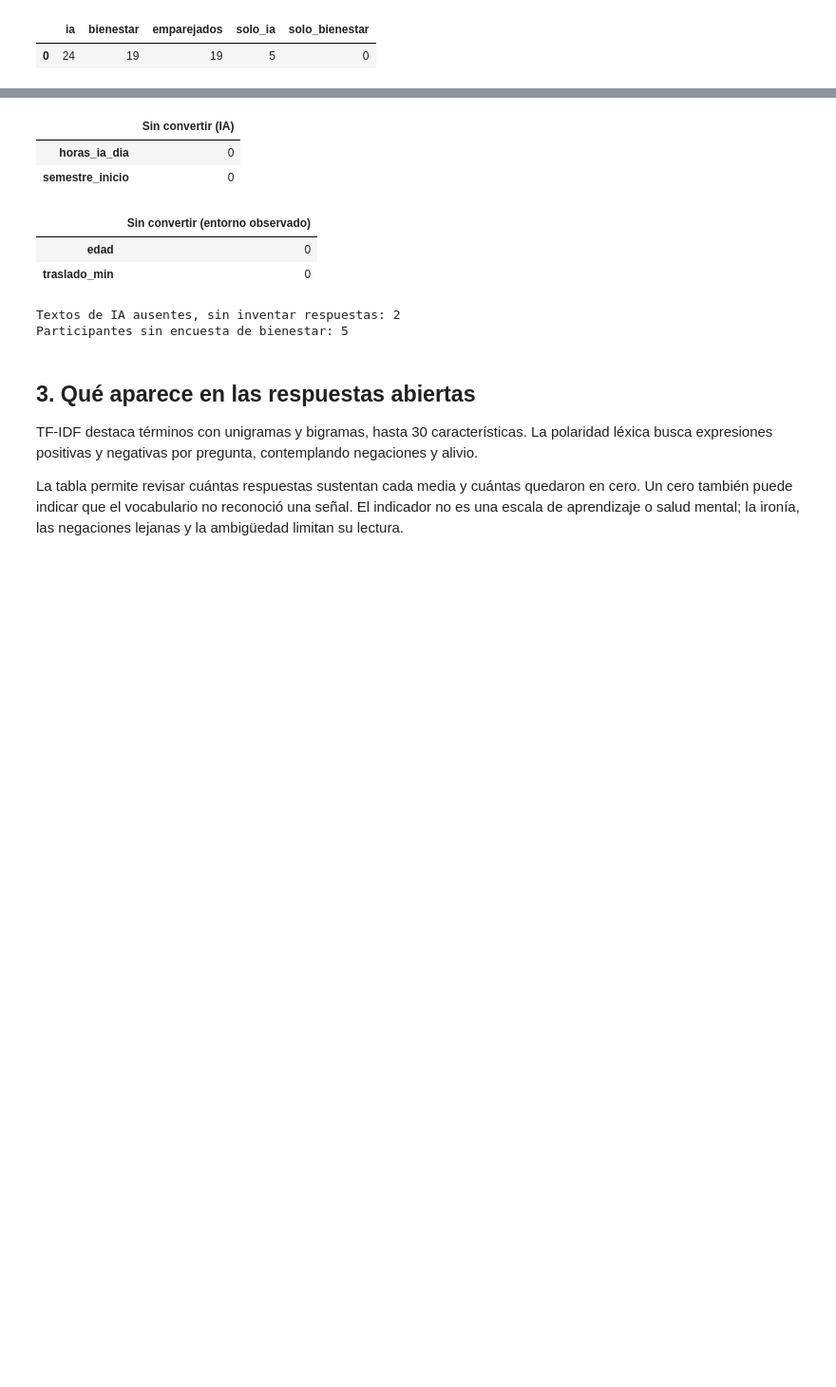
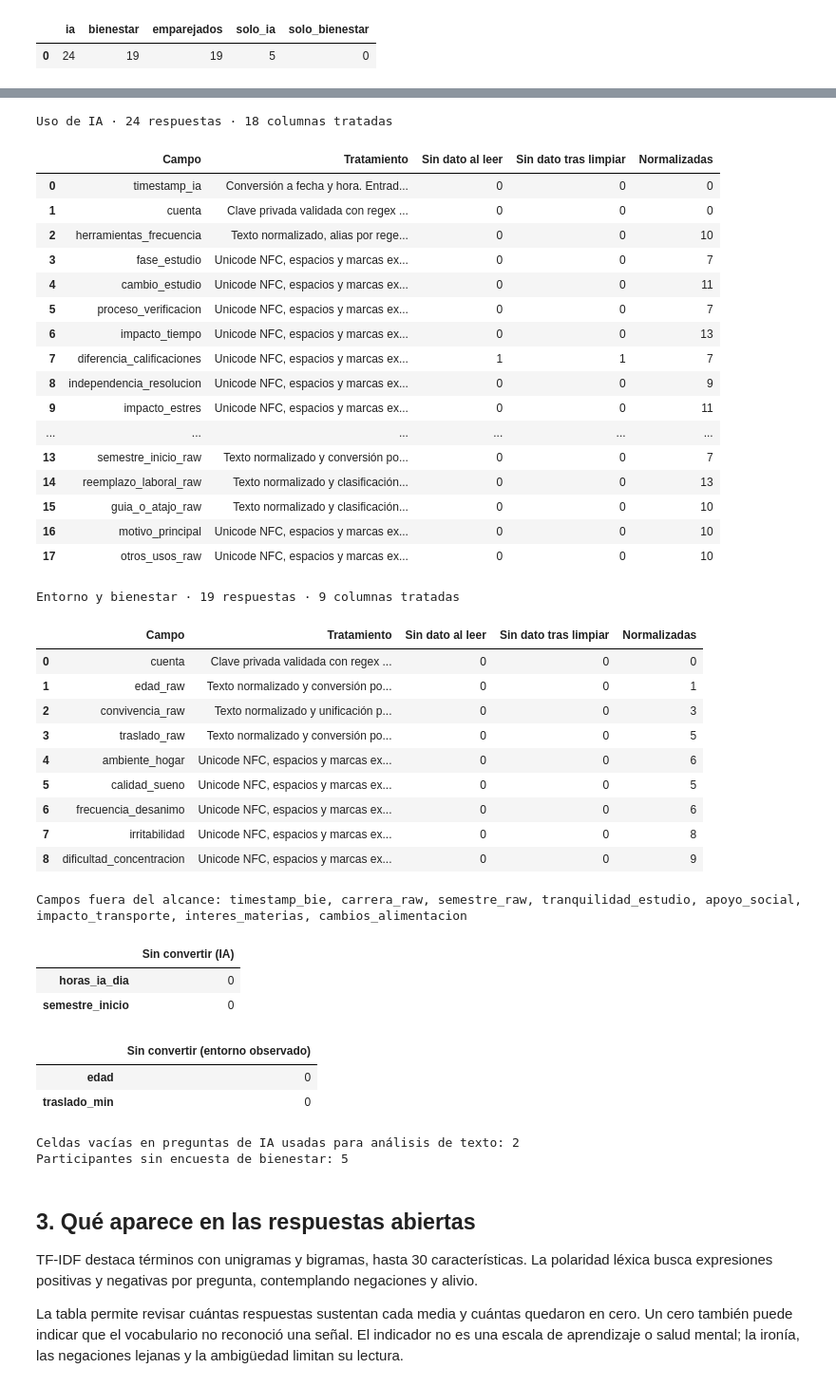
Before and after one commit to 424144407-enviar-it/sistemas-inteligentes-ia-desempeno, a Jupyter notebook: Analisis_IA_Desempeno_MAC_Cuestionarios.ipynb, the cells around one changed output, grey strips where cells are left out. Shown at 95% size. Drawn from its saved outputs; the diff is of its cells as text; code cells hidden in the pictures; blank space fills up the shorter version.

```diff
--- a/Analisis_IA_Desempeno_MAC_Cuestionarios.ipynb
+++ b/Analisis_IA_Desempeno_MAC_Cuestionarios.ipynb
@@ -35,17 +37,60 @@ En clasificación, la imputación numérica KNN se aprende después de escalar y
 # %%
+for fuente, titulo in (("ia", "Uso de IA"), ("bienestar", "Entorno y bienestar")):
+    auditoria = r["limpieza"][fuente]
+    print(f"{titulo} · {auditoria['filas']} respuestas · {auditoria['columnas_cubiertas']} columnas tratadas")
+    display(pd.DataFrame(auditoria["columnas"]).rename(columns={
+        "campo": "Campo",
+        "tratamiento": "Tratamiento",
+        "ausentes_origen": "Sin dato al leer",
+        "ausentes_limpios": "Sin dato tras limpiar",
+        "modificados": "Normalizadas",
+    }))
+    if fuente == "bienestar":
+        print("Campos fuera del alcance:", ", ".join(auditoria["columnas_fuera_de_alcance"]))
+
 display(pd.DataFrame.from_dict(r["calidad"]["numericas_ia_sin_parsear"], orient="index", columns=["Sin convertir (IA)"]))
 display(pd.DataFrame.from_dict(r["calidad"]["numericas_bie_sin_parsear"], orient="index", columns=["Sin convertir (entorno observado)"]))
-print("Textos de IA ausentes, sin inventar respuestas:", r["calidad"]["textos_ia_ausentes"])
+print("Celdas vacías en preguntas de IA usadas para análisis de texto:", r["calidad"]["textos_ia_ausentes"])
 print("Participantes sin encuesta de bienestar:", r["calidad"]["bienestar_no_observado"])
 # %% [output]
+Uso de IA · 24 respuestas · 18 columnas tratadas
-|  | Sin convertir (IA) |
-| horas_ia_dia | 0 |
-| semestre_inicio | 0 |
+|  | Campo | Tratamiento | Sin dato al leer | Sin dato tras limpiar | Normalizadas |
+| 0 | timestamp_ia | Conversión a fecha y hora. Entrad... | 0 | 0 | 0 |
+| 1 | cuenta | Clave privada validada con regex ... | 0 | 0 | 0 |
+| 2 | herramientas_frecuencia | Texto normalizado, alias por rege... | 0 | 0 | 10 |
+| 3 | fase_estudio | Unicode NFC, espacios y marcas ex... | 0 | 0 | 7 |
+| 4 | cambio_estudio | Unicode NFC, espacios y marcas ex... | 0 | 0 | 11 |
+| 5 | proceso_verificacion | Unicode NFC, espacios y marcas ex... | 0 | 0 | 7 |
+| 6 | impacto_tiempo | Unicode NFC, espacios y marcas ex... | 0 | 0 | 13 |
+| 7 | diferencia_calificaciones | Unicode NFC, espacios y marcas ex... | 1 | 1 | 7 |
+| 8 | independencia_resolucion | Unicode NFC, espacios y marcas ex... | 0 | 0 | 9 |
+| 9 | impacto_estres | Unicode NFC, espacios y marcas ex... | 0 | 0 | 11 |
+| ... | ... | ... | ... | ... | ... |
+| 13 | semestre_inicio_raw | Texto normalizado y conversión po... | 0 | 0 | 7 |
+| 14 | reemplazo_laboral_raw | Texto normalizado y clasificación... | 0 | 0 | 13 |
+| 15 | guia_o_atajo_raw | Texto normalizado y clasificación... | 0 | 0 | 10 |
+| 16 | motivo_principal | Unicode NFC, espacios y marcas ex... | 0 | 0 | 10 |
+| 17 | otros_usos_raw | Unicode NFC, espacios y marcas ex... | 0 | 0 | 10 |
+Entorno y bienestar · 19 respuestas · 9 columnas tratadas
-|  | Sin convertir (entorno observado) |
-| edad | 0 |
-| traslado_min | 0 |
+|  | Campo | Tratamiento | Sin dato al leer | Sin dato tras limpiar | Normalizadas |
+| 0 | cuenta | Clave privada validada con regex ... | 0 | 0 | 0 |
+| 1 | edad_raw | Texto normalizado y conversión po... | 0 | 0 | 1 |
+| 2 | convivencia_raw | Texto normalizado y unificación p... | 0 | 0 | 3 |
+| 3 | traslado_raw | Texto normalizado y conversión po... | 0 | 0 | 5 |
+| 4 | ambiente_hogar | Unicode NFC, espacios y marcas ex... | 0 | 0 | 6 |
+| 5 | calidad_sueno | Unicode NFC, espacios y marcas ex... | 0 | 0 | 5 |
+| 6 | frecuencia_desanimo | Unicode NFC, espacios y marcas ex... | 0 | 0 | 6 |
+| 7 | irritabilidad | Unicode NFC, espacios y marcas ex... | 0 | 0 | 8 |
+| 8 | dificultad_concentracion | Unicode NFC, espacios y marcas ex... | 0 | 0 | 9 |
-Textos de IA ausentes, sin inventar respuestas: 2
-Participantes sin encuesta de bienestar: 5
+Campos fuera del alcance: timestamp_bie, carrera_raw, semestre_raw, tranquilidad_estudio, apoyo_social, impacto_transporte, interes_materias, cambios_alimentacion
+|  | Sin convertir (IA) |
+| horas_ia_dia | 0 |
+| semestre_inicio | 0 |
+|  | Sin convertir (entorno observado) |
+| edad | 0 |
+| traslado_min | 0 |
+Celdas vacías en preguntas de IA usadas para análisis de texto: 2
+Participantes sin encuesta de bienestar: 5
 # %% [markdown]
 ## 3. Qué aparece en las respuestas abiertas
 TF-IDF destaca términos con unigramas y bigramas, hasta 30 características. La polaridad léxica busca expresiones positivas y negativas por pregunta, contemplando negaciones y alivio.
```
Also changed, not shown: parts of 11 cells of this notebook, 23 other files.
